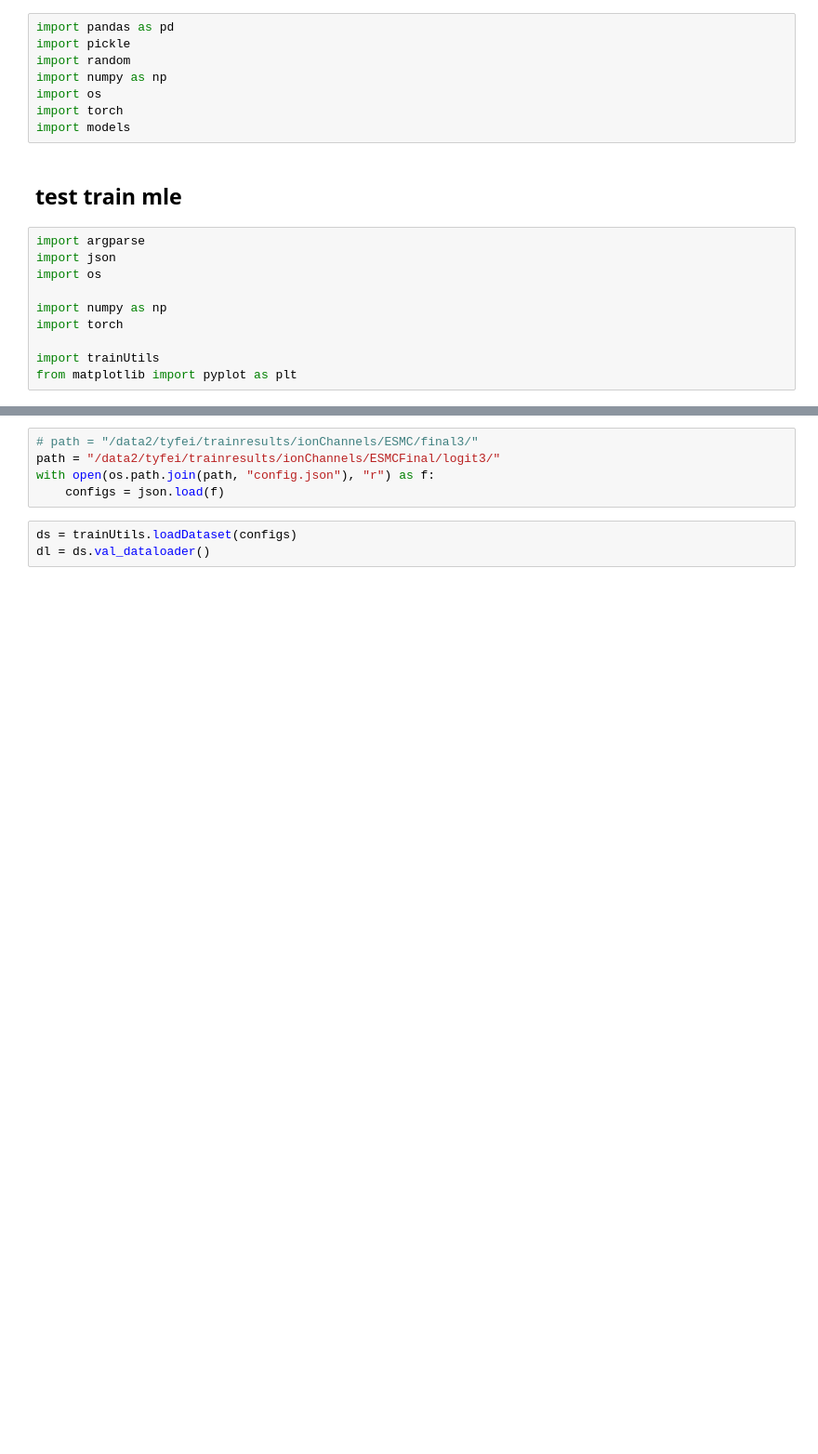
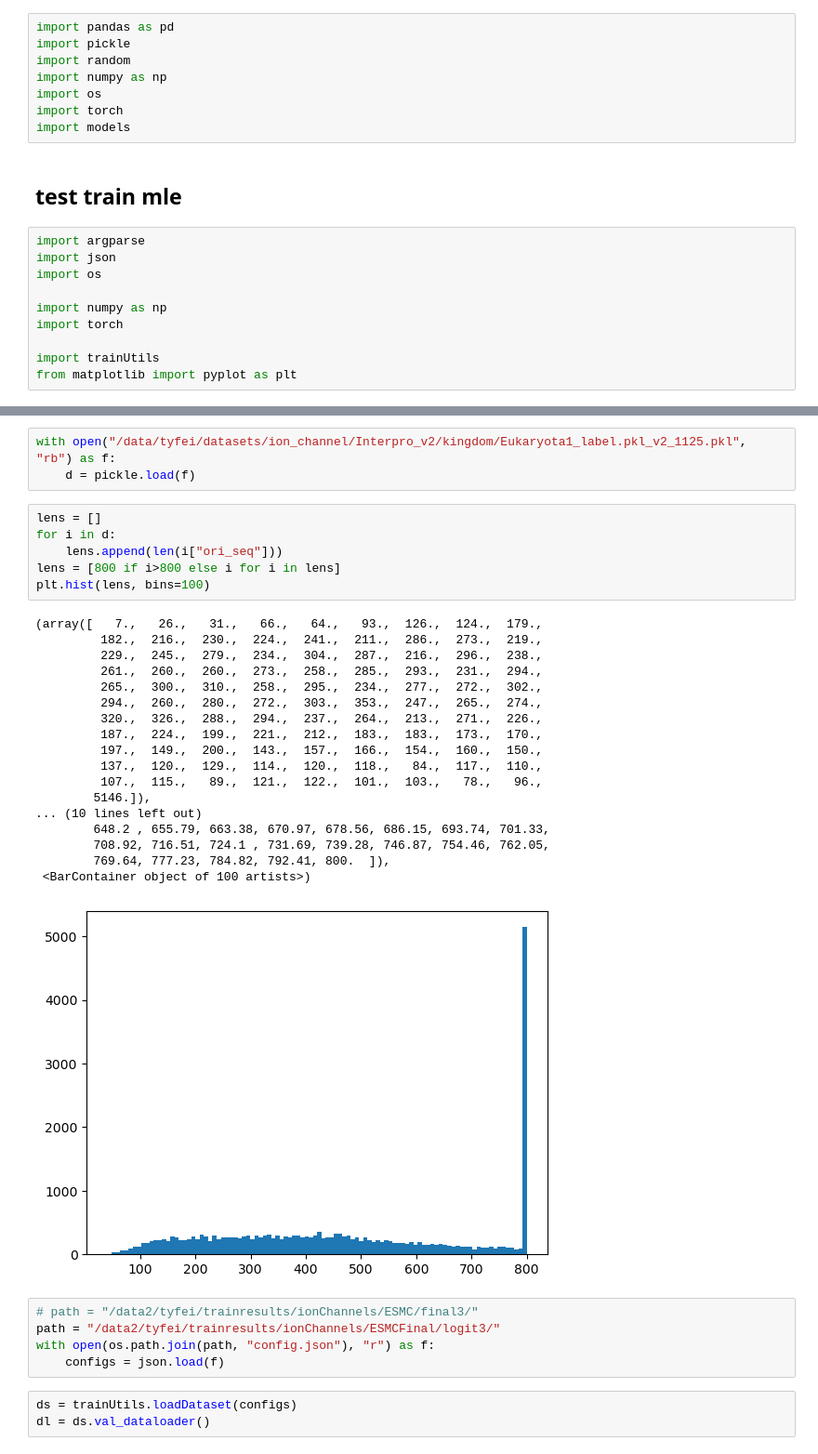
Before and after one commit to tyfei0216/ionChannel, a Jupyter notebook: buildActiveLearningDataset.ipynb, the cells around one changed output, grey strips where cells are left out. Shown at 93% size. Cells and saved outputs as stored; diff of their text form; blank space fills up the shorter version.

```diff
--- a/buildActiveLearningDataset.ipynb
+++ b/buildActiveLearningDataset.ipynb
@@ -21,3 +40,31 @@ from matplotlib import pyplot as plt
+# %%
+with open("/data/tyfei/datasets/ion_channel/Interpro_v2/kingdom/Eukaryota1_label.pkl_v2_1125.pkl", "rb") as f:
+    d = pickle.load(f)
+# %%
+lens = []
+for i in d:
+    lens.append(len(i["ori_seq"]))
+lens = [800 if i>800 else i for i in lens]
+plt.hist(lens, bins=100)
+# %% [output]
+(array([   7.,   26.,   31.,   66.,   64.,   93.,  126.,  124.,  179.,
+         182.,  216.,  230.,  224.,  241.,  211.,  286.,  273.,  219.,
+         229.,  245.,  279.,  234.,  304.,  287.,  216.,  296.,  238.,
+         261.,  260.,  260.,  273.,  258.,  285.,  293.,  231.,  294.,
+         265.,  300.,  310.,  258.,  295.,  234.,  277.,  272.,  302.,
+         294.,  260.,  280.,  272.,  303.,  353.,  247.,  265.,  274.,
+         320.,  326.,  288.,  294.,  237.,  264.,  213.,  271.,  226.,
+         187.,  224.,  199.,  221.,  212.,  183.,  183.,  173.,  170.,
+         197.,  149.,  200.,  143.,  157.,  166.,  154.,  160.,  150.,
+         137.,  120.,  129.,  114.,  120.,  118.,   84.,  117.,  110.,
+         107.,  115.,   89.,  121.,  122.,  101.,  103.,   78.,   96.,
+        5146.]),
+... (10 lines left out)
+        648.2 , 655.79, 663.38, 670.97, 678.56, 686.15, 693.74, 701.33,
+        708.92, 716.51, 724.1 , 731.69, 739.28, 746.87, 754.46, 762.05,
+        769.64, 777.23, 784.82, 792.41, 800.  ]),
+ <BarContainer object of 100 artists>)
+[figure, added]
 # %%
 # path = "/data2/tyfei/trainresults/ionChannels/ESMC/final3/"
 path = "/data2/tyfei/trainresults/ionChannels/ESMCFinal/logit3/"
```
Also changed, not shown: parts of 17 cells of this notebook, 10 other files.
